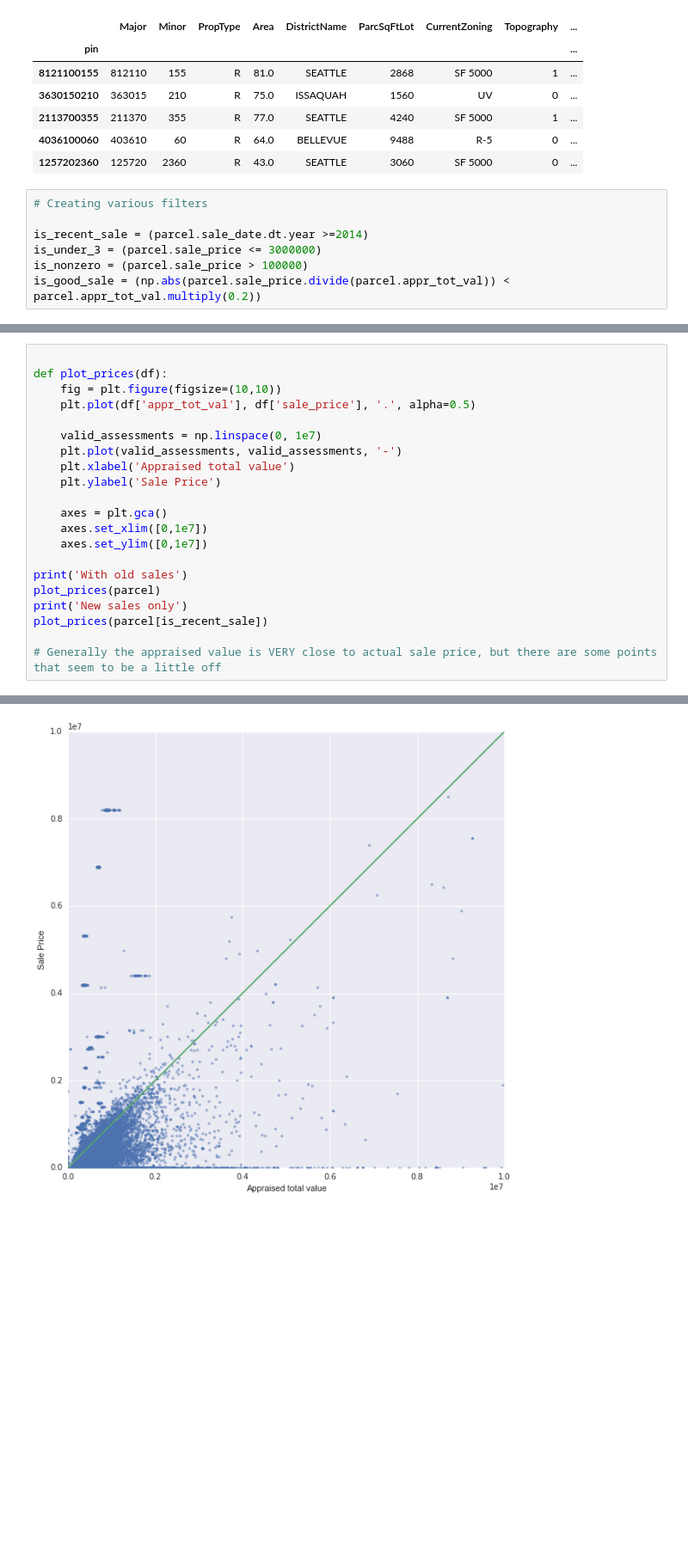
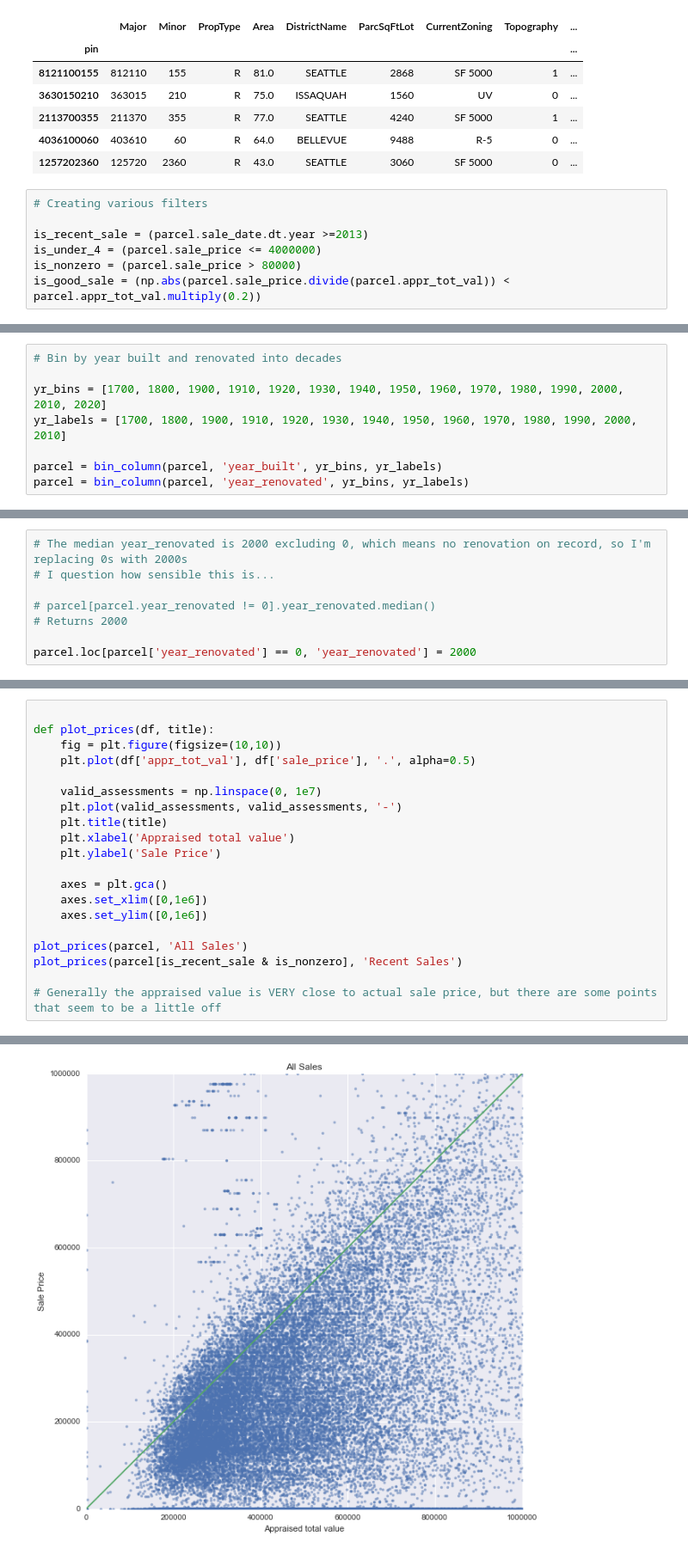
Before and after one commit to gavin-peterkin/king_county_property, a Jupyter notebook: notebooks/feature_development.ipynb, the cells around one changed output, grey strips where cells are left out. Shown at 86% size. Saved outputs shown, nothing was run; the diff lists cells and outputs as text; blank space fills up the shorter version.

```diff
--- a/notebooks/feature_development.ipynb
+++ b/notebooks/feature_development.ipynb
@@ -31,9 +31,9 @@ parcel.head()
 # %%
 # Creating various filters
 
-is_recent_sale = (parcel.sale_date.dt.year >=2014)
-is_under_3 = (parcel.sale_price <= 3000000)
-is_nonzero = (parcel.sale_price > 100000)
+is_recent_sale = (parcel.sale_date.dt.year >=2013)
+is_under_4 = (parcel.sale_price <= 4000000)
+is_nonzero = (parcel.sale_price > 80000)
 is_good_sale = (np.abs(parcel.sale_price.divide(parcel.appr_tot_val)) < parcel.appr_tot_val.multiply(0.2))
 # %%
 # DistrictName
@@ -47,0 +105,8 @@ is_good_sale = (np.abs(parcel.sale_price.divide(parcel.appr_tot_val)) < parcel.a
+# %%
+# Bin by year built and renovated into decades
+
+yr_bins = [1700, 1800, 1900, 1910, 1920, 1930, 1940, 1950, 1960, 1970, 1980, 1990, 2000, 2010, 2020]
+yr_labels = [1700, 1800, 1900, 1910, 1920, 1930, 1940, 1950, 1960, 1970, 1980, 1990, 2000, 2010]
+
+parcel = bin_column(parcel, 'year_built', yr_bins, yr_labels)
+parcel = bin_column(parcel, 'year_renovated', yr_bins, yr_labels)
@@ -47,0 +116,8 @@ is_good_sale = (np.abs(parcel.sale_price.divide(parcel.appr_tot_val)) < parcel.a
+# %%
+# The median year_renovated is 2000 excluding 0, which means no renovation on record, so I'm replacing 0s with 2000s
+# I question how sensible this is...
+
+# parcel[parcel.year_renovated != 0].year_renovated.median()
+# Returns 2000
+
+parcel.loc[parcel['year_renovated'] == 0, 'year_renovated'] = 2000
@@ -139,22 +271,21 @@ landmark_prox
 # %%
 
-def plot_prices(df):
+def plot_prices(df, title):
     fig = plt.figure(figsize=(10,10))
     plt.plot(df['appr_tot_val'], df['sale_price'], '.', alpha=0.5)
 
     valid_assessments = np.linspace(0, 1e7)
     plt.plot(valid_assessments, valid_assessments, '-')
+    plt.title(title)
     plt.xlabel('Appraised total value')
     plt.ylabel('Sale Price')
 
     axes = plt.gca()
-    axes.set_xlim([0,1e7])
-    axes.set_ylim([0,1e7])
+    axes.set_xlim([0,1e6])
+    axes.set_ylim([0,1e6])
 
-print('With old sales')
-plot_prices(parcel)
-print('New sales only')
-plot_prices(parcel[is_recent_sale])
+plot_prices(parcel, 'All Sales')
+plot_prices(parcel[is_recent_sale & is_nonzero], 'Recent Sales')
 
 # Generally the appraised value is VERY close to actual sale price, but there are some points that seem to be a little off
 # %% [output]
@@ -163 +292 @@ New sales only
-[figure, old version]
+[figure, new version]
```
Also changed, not shown: parts of 23 cells of this notebook, 7 other files.
